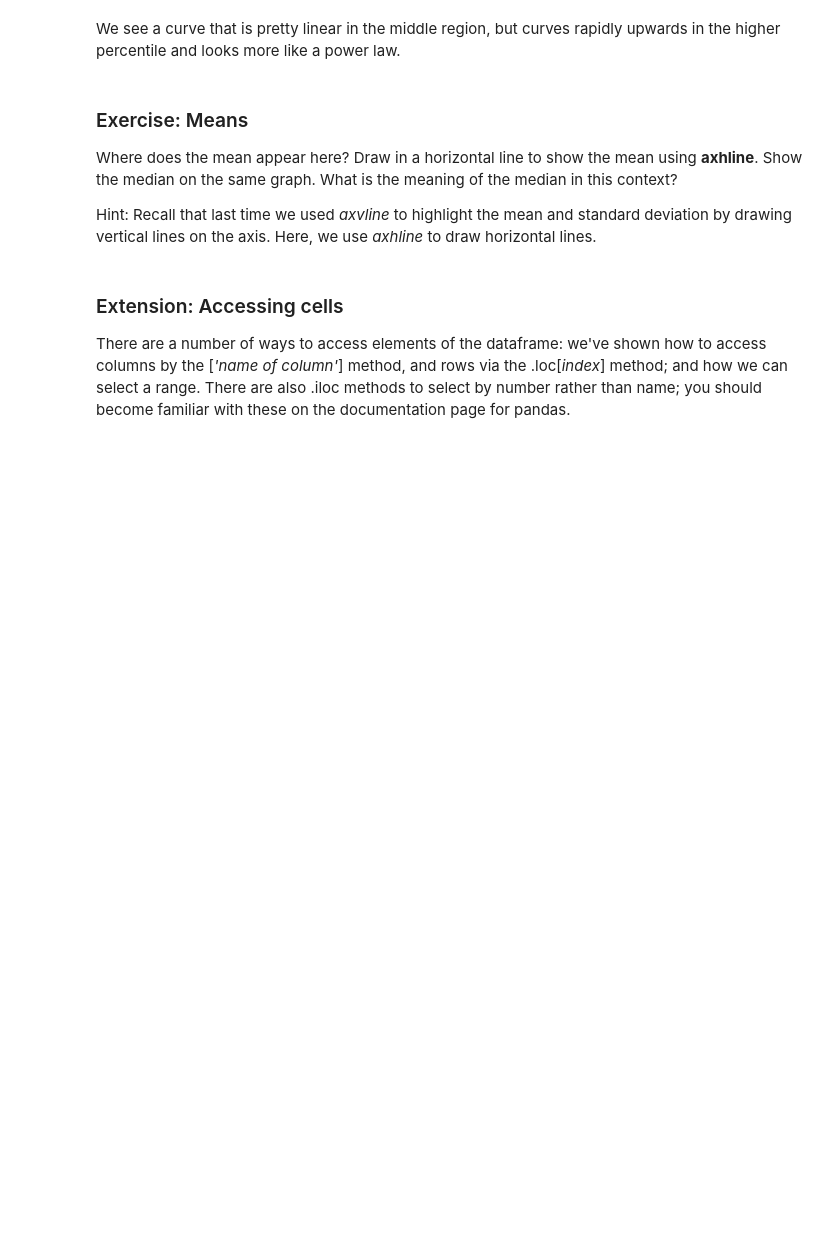
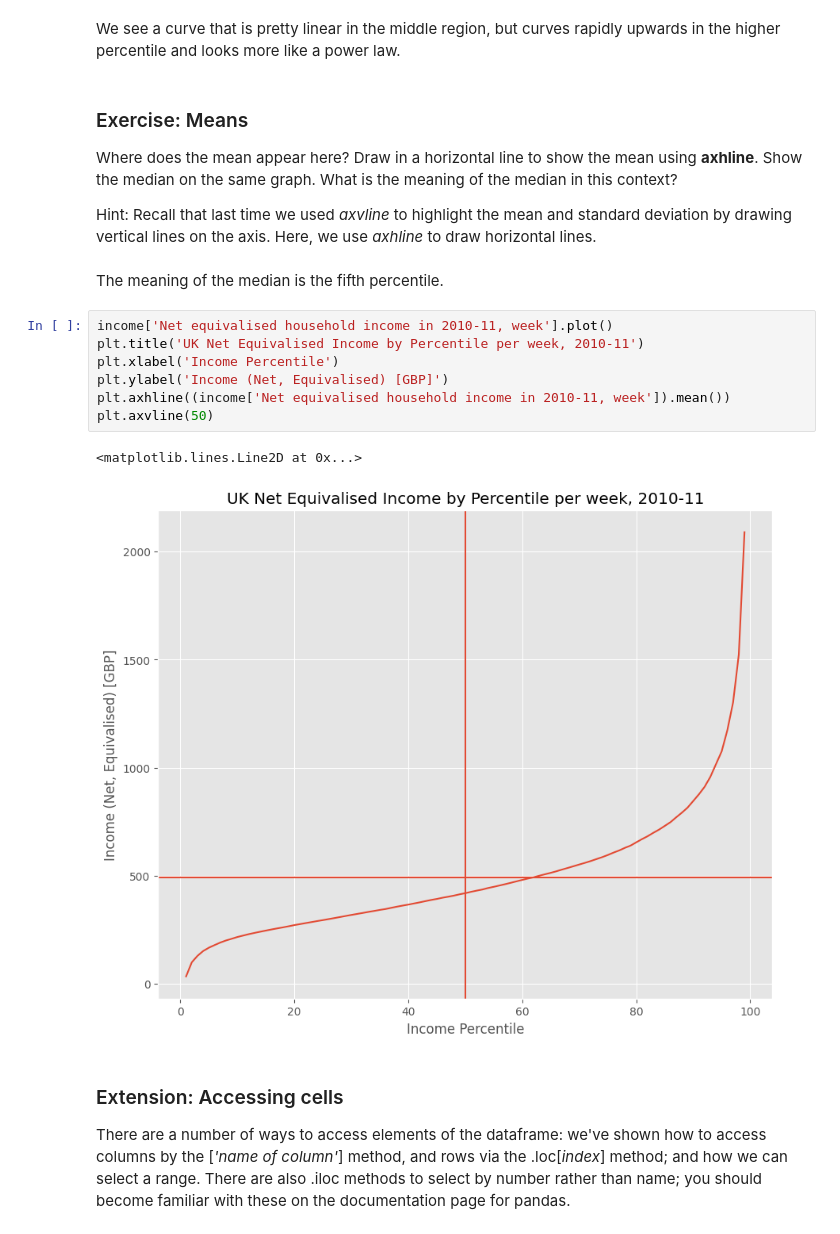
Before and after one commit to pppppenny/QM2, a Jupyter notebook: notebooks/W02. Pandas.ipynb, the cells around one changed output. Saved outputs shown, nothing was run; the diff lists cells and outputs as text; blank space fills up the shorter version.

```diff
--- a/notebooks/W02. Pandas.ipynb
+++ b/notebooks/W02. Pandas.ipynb
@@ -209,6 +222,18 @@ We see a curve that is pretty linear in the middle region, but curves rapidly up
 Where does the mean appear here? Draw in a horizontal line to show the mean using **axhline**. Show the median on the same graph. What is the meaning of the median in this context?
 
 Hint: Recall that last time we used *axvline* to highlight the mean and standard deviation by drawing vertical lines on the axis. Here, we use *axhline* to draw horizontal lines.
+# %% [markdown]
+The meaning of the median is the fifth percentile.
+# %%
+income['Net equivalised household income in 2010-11, week'].plot()
+plt.title('UK Net Equivalised Income by Percentile per week, 2010-11')
+plt.xlabel('Income Percentile')
+plt.ylabel('Income (Net, Equivalised) [GBP]')
+plt.axhline((income['Net equivalised household income in 2010-11, week']).mean())
+plt.axvline(50)
+# %% [output]
+<matplotlib.lines.Line2D at 0x...>
+[figure, added]
 # %% [markdown]
 ### Extension: Accessing cells
 
```
Also changed, not shown: parts of 18 cells of this notebook.
